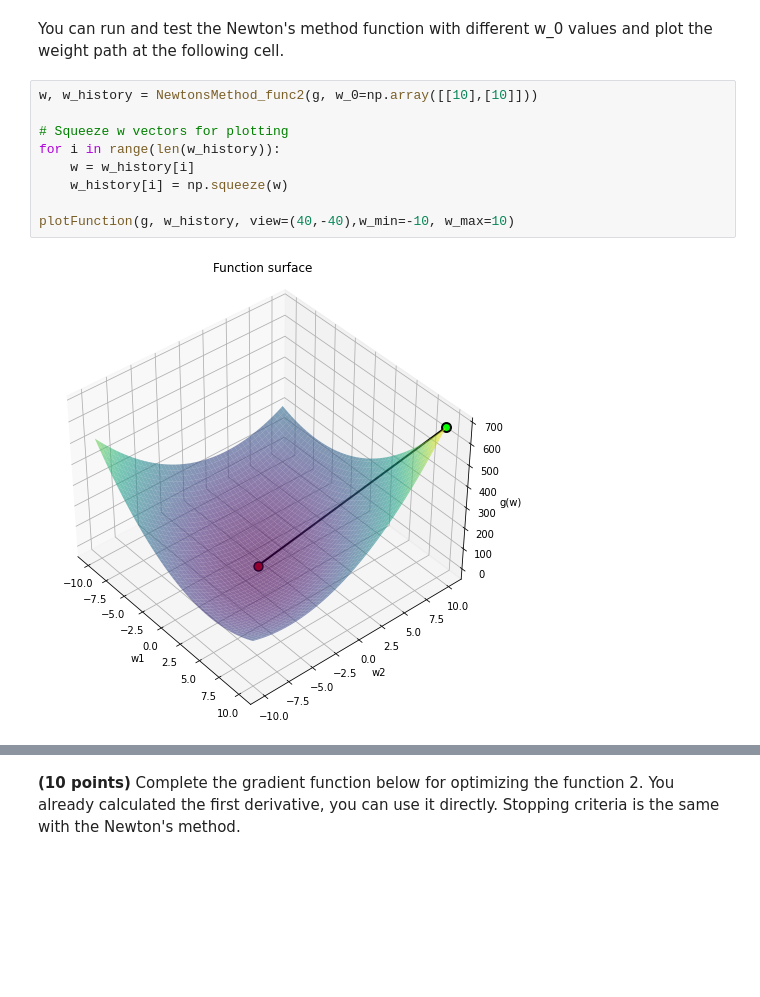
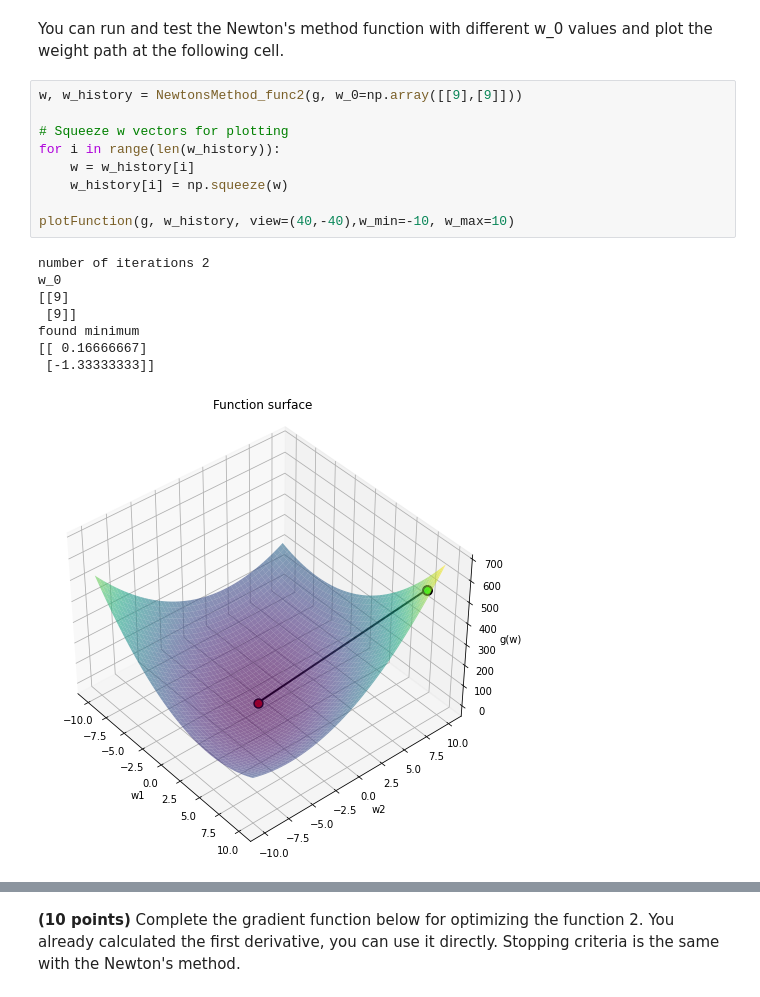
Before and after one commit to feyza-droid/ml_hw2, a Jupyter notebook: HW2_Template.ipynb, the cells around one changed output, grey strips where cells are left out. Cells and saved outputs as stored; diff of their text form; blank space fills up the shorter version.

```diff
--- a/HW2_Template.ipynb
+++ b/HW2_Template.ipynb
@@ -309,13 +310,20 @@ def NewtonsMethod_func2(g, w_0 = None):
 # %% [markdown]
 You can run and test the Newton's method function with different w_0 values and plot the weight path at the following cell.
 # %%
-w, w_history = NewtonsMethod_func2(g, w_0=np.array([[10],[10]]))
+w, w_history = NewtonsMethod_func2(g, w_0=np.array([[9],[9]]))
 
 # Squeeze w vectors for plotting
 for i in range(len(w_history)):
     w = w_history[i]
     w_history[i] = np.squeeze(w)
 
 plotFunction(g, w_history, view=(40,-40),w_min=-10, w_max=10)
 # %% [output]
+number of iterations 2
+w_0
+[[9]
+ [9]]
+found minimum
+[[ 0.16666667]
+ [-1.33333333]]
-[figure, old version]
+[figure, new version]
```
Also changed, not shown: parts of 14 cells of this notebook.
